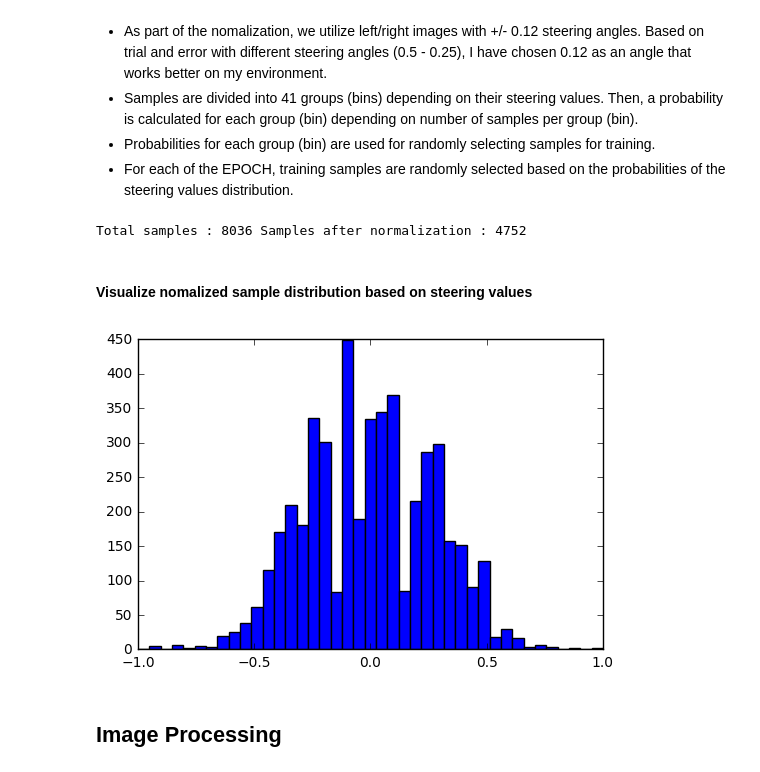
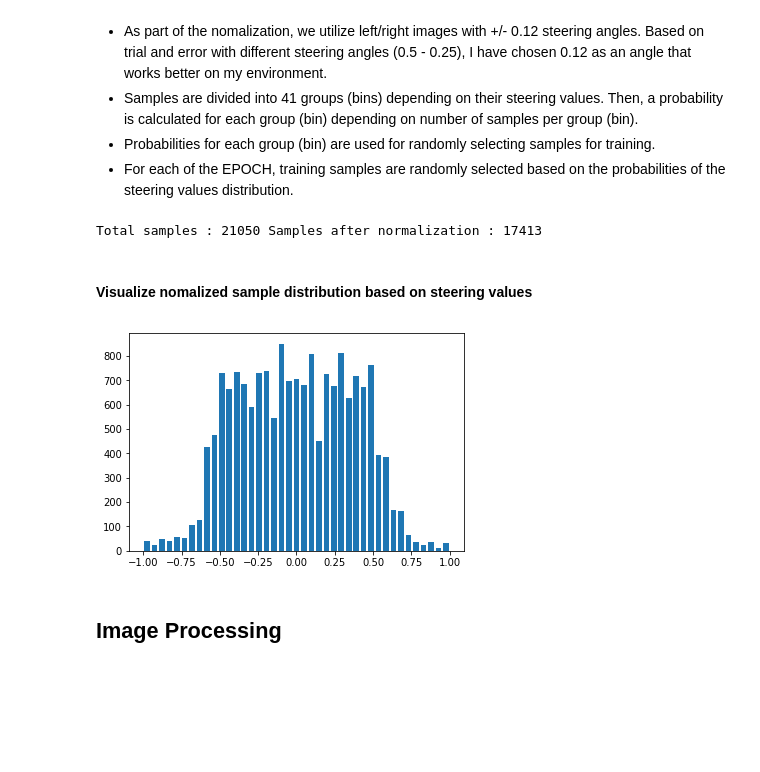
Before and after one commit to rajeshb/SelfDrivingCar, a Jupyter notebook: T1P3-Behavioral-Cloning/dataexploration.ipynb, the cells around one changed output. Saved outputs shown, nothing was run; the diff lists cells and outputs as text; code cells hidden in the pictures; blank space fills up the shorter version.

```diff
--- a/T1P3-Behavioral-Cloning/dataexploration.ipynb
+++ b/T1P3-Behavioral-Cloning/dataexploration.ipynb
@@ -34,7 +34,7 @@ def plot_images_in_a_row(images, titles):
 
 from settings import Settings
 default_settings = Settings(
-    data_path = 'data/',
+    data_path = '../mydata2/',
     data_file = 'driving_log.csv',
     images_path = 'IMG/',
     batch_size = 512,
@@ -126,15 +126,15 @@ data['steering'].plot.hist(range=(-1,1), bins=41)
 X, y = dataloader.get_data()
 print("Total samples : {} Samples after normalization : {}".format(len(data), len(y)))
 # %% [output]
-Total samples : 8036 Samples after normalization : 4752
+Total samples : 21050 Samples after normalization : 17413
 # %% [markdown]
 #### Visualize nomalized sample distribution based on steering values
 # %%
 # plot the distribution of steering angles
-plt.hist(y, range=(-1,1), bins=41)
+plt.hist(y, range=(-1,1), bins=41, rwidth=0.75)
 plt.show()
 # %% [output]
-[figure, old version]
+[figure, new version]
 # %% [markdown]
 ## Image Processing
 # %%
```
Also changed, not shown: parts of 13 cells of this notebook, 1 other file.
